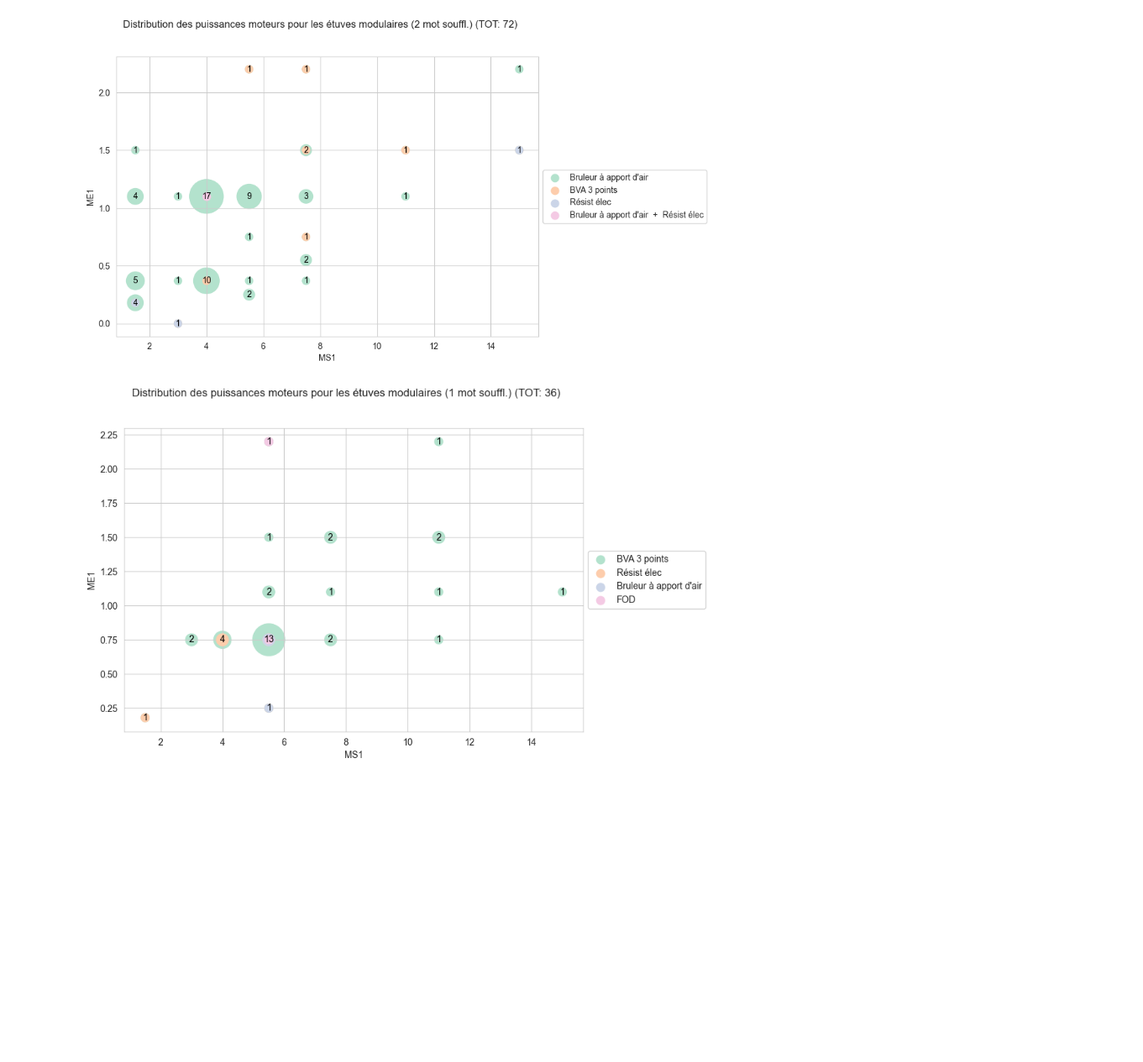
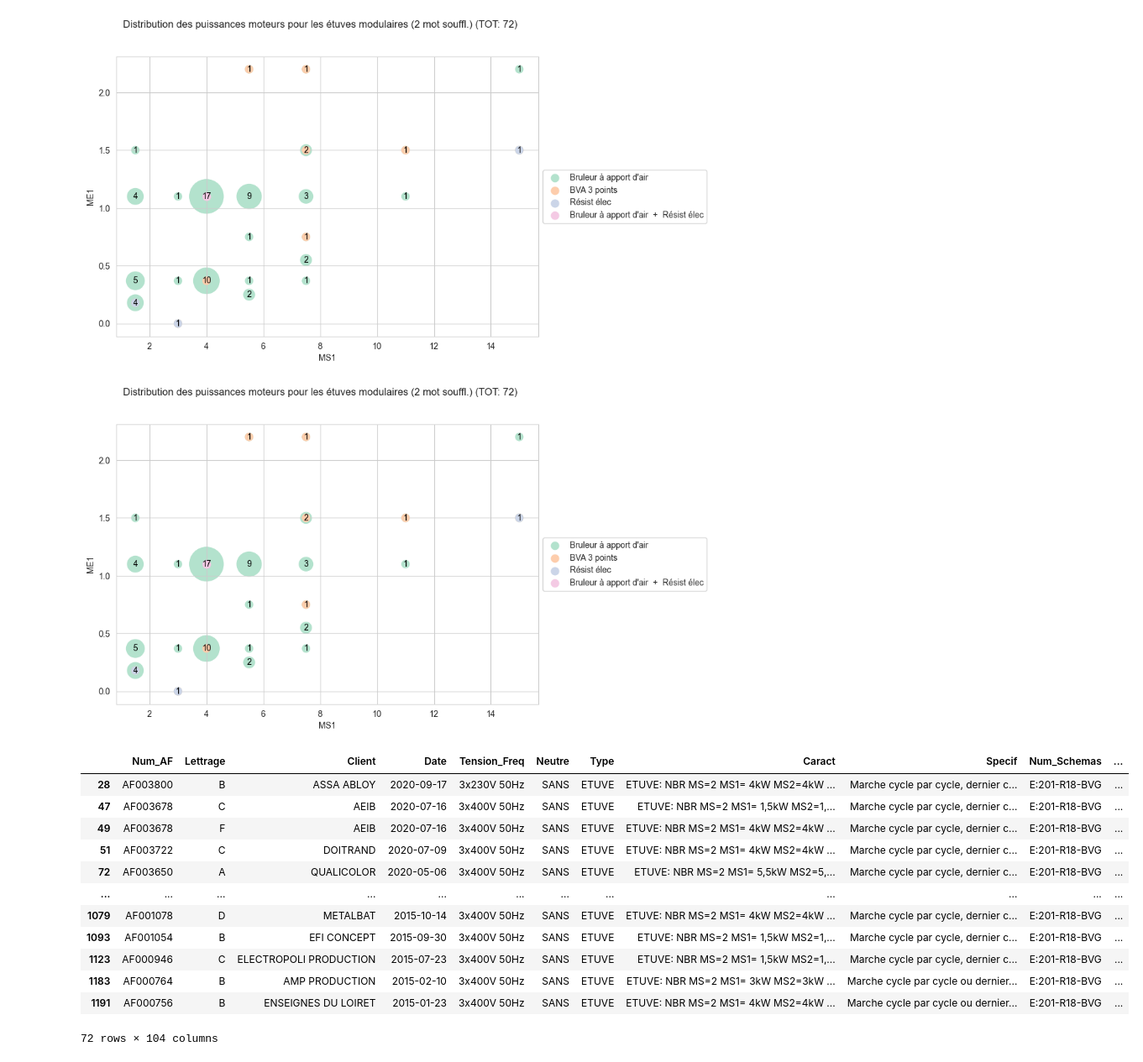
Before and after one commit to paolomia/schema_elec_industrie, a Jupyter notebook: report.ipynb, the cells around one changed output. Shown: that part at 84% size. Drawn from its saved outputs; the diff is of its cells as text; code cells hidden in the pictures; blank space fills up the shorter version.

```diff
--- a/report.ipynb
+++ b/report.ipynb
@@ -162,16 +183,32 @@ plt.show()
 # %% [output]
 [figure]
 # %%
-df = modul[modul['Nb_MS'] == 1]
+df = modul[modul['Nb_MS'] == 2]
 # df = df[df['Chauff'].str.lower().str.strip() == 'bva 3 points']
 distinct_cases = df.groupby(['MS1', 'ME1', 'Chauff'], as_index=False)['Num_AF'].count()
 
 fig, ax = plot_concentric_bubbles(distinct_cases, 'MS1', 'ME1', 'Num_AF', 'Chauff')
 tot = sum(distinct_cases['Num_AF'])
-fig.suptitle(f'Distribution des puissances moteurs pour les étuves modulaires (1 mot souffl.) (TOT: {tot})')
+fig.suptitle(f'Distribution des puissances moteurs pour les étuves modulaires (2 mot souffl.) (TOT: {tot})')
 plt.show()
 # %% [output]
-[figure, old version]
+[figure, new version]
+# %%
+df
+# %% [output]
+|  | Num_AF | Lettrage | Client | Date | Tension_Freq | Neutre | Type | Caract | Specif | Num_Schemas | ... |
+| 28 | AF003800 | B | ASSA ABLOY | 2020-09-17 | 3x230V 50Hz | SANS | ETUVE | ETUVE: NBR MS=2 MS1= 4kW MS2=4kW ... | Marche cycle par cycle, dernier c... | E:201-R18-BVG | ... |
+| 47 | AF003678 | C | AEIB | 2020-07-16 | 3x400V 50Hz | SANS | ETUVE | ETUVE: NBR MS=2 MS1= 1,5kW MS2=1,... | Marche cycle par cycle, dernier c... | E:201-R18-BVG | ... |
+| 49 | AF003678 | F | AEIB | 2020-07-16 | 3x400V 50Hz | SANS | ETUVE | ETUVE: NBR MS=2 MS1= 4kW MS2=4kW ... | Marche cycle par cycle, dernier c... | E:201-R18-BVG | ... |
+| 51 | AF003722 | C | DOITRAND | 2020-07-09 | 3x400V 50Hz | SANS | ETUVE | ETUVE: NBR MS=2 MS1= 4kW MS2=4kW ... | Marche cycle par cycle, dernier c... | E:201-R18-BVG | ... |
+| 72 | AF003650 | A | QUALICOLOR | 2020-05-06 | 3x400V 50Hz | SANS | ETUVE | ETUVE: NBR MS=2 MS1= 5,5kW MS2=5,... | Marche cycle par cycle, dernier c... | E:201-R18-BVG | ... |
+| ... | ... | ... | ... | ... | ... | ... | ... | ... | ... | ... | ... |
+| 1079 | AF001078 | D | METALBAT | 2015-10-14 | 3x400V 50Hz | SANS | ETUVE | ETUVE: NBR MS=2 MS1= 4kW MS2=4kW ... | Marche cycle par cycle, dernier c... | E:201-R18-BVG | ... |
+| 1093 | AF001054 | B | EFI CONCEPT | 2015-09-30 | 3x400V 50Hz | SANS | ETUVE | ETUVE: NBR MS=2 MS1= 1,5kW MS2=1,... | Marche cycle par cycle, dernier c... | E:201-R18-BVG | ... |
+| 1123 | AF000946 | C | ELECTROPOLI PRODUCTION | 2015-07-23 | 3x400V 50Hz | SANS | ETUVE | ETUVE: NBR MS=2 MS1= 1,5kW MS2=1,... | Marche cycle par cycle, dernier c... | E:201-R18-BVG | ... |
+| 1183 | AF000764 | B | AMP PRODUCTION | 2015-02-10 | 3x400V 50Hz | SANS | ETUVE | ETUVE: NBR MS=2 MS1= 3kW MS2=3kW ... | Marche cycle par cycle ou dernier... | E:201-R18-BVG | ... |
+| 1191 | AF000756 | B | ENSEIGNES DU LOIRET | 2015-01-23 | 3x400V 50Hz | SANS | ETUVE | ETUVE: NBR MS=2 MS1= 4kW MS2=4kW ... | Marche cycle par cycle ou dernier... | E:201-R18-BVG | ... |
+72 rows × 104 columns
 # %%
 df = modul[modul['Nb_MS'] == 2]
 # df = df[df['Chauff'].str.lower().str.strip() == 'bva 3 points']
```
Also changed, not shown: parts of 4 cells of this notebook, 6 other files.
